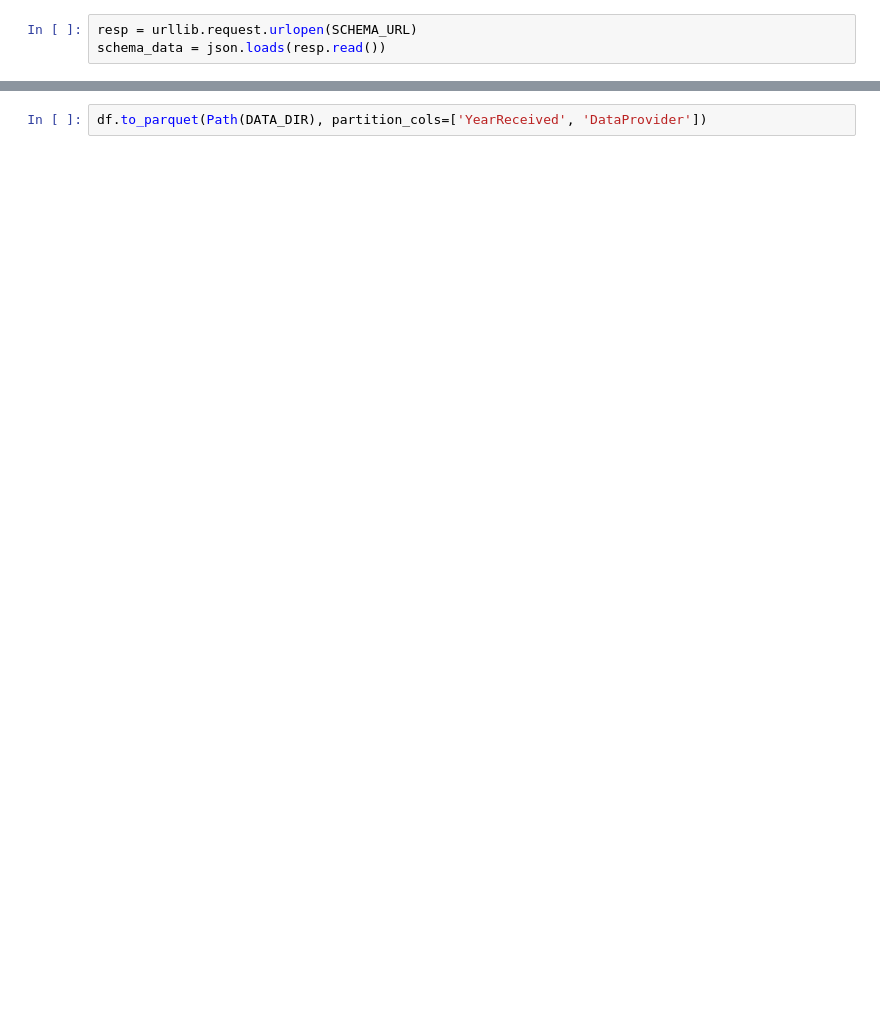
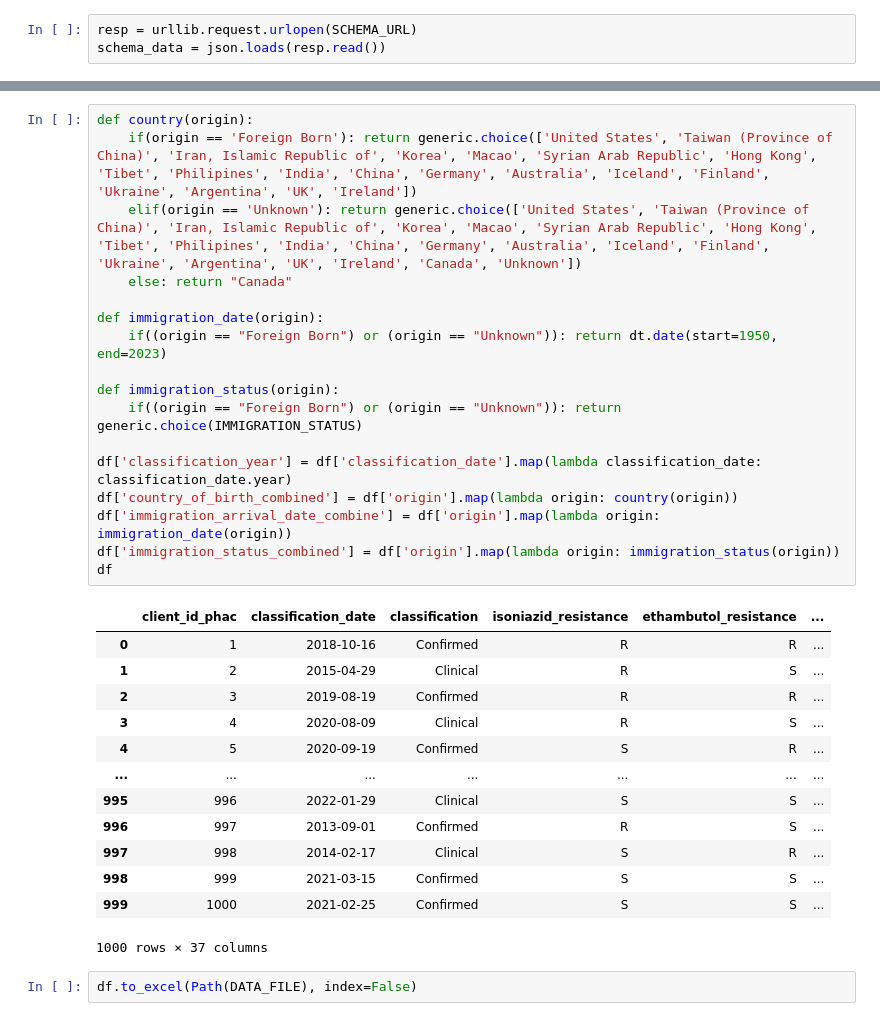
Before and after one commit to niranjan-ramesh/custom-images, a Jupyter notebook: analytics-environment/generate-synthetic-data.ipynb, the cells around one changed output, grey strips where cells are left out. Saved outputs shown, nothing was run; the diff lists cells and outputs as text; blank space fills up the shorter version.

Commit message:
Add synthetic data generation for BC and transformation to Database format in Python with pysqldf

```diff
--- a/analytics-environment/generate-synthetic-data.ipynb
+++ b/analytics-environment/generate-synthetic-data.ipynb
@@ -67,2 +134,33 @@ df
+# %%
+def country(origin):
+    if(origin == 'Foreign Born'): return generic.choice(['United States', 'Taiwan (Province of China)', 'Iran, Islamic Republic of', 'Korea', 'Macao', 'Syrian Arab Republic', 'Hong Kong', 'Tibet', 'Philipines', 'India', 'China', 'Germany', 'Australia', 'Iceland', 'Finland', 'Ukraine', 'Argentina', 'UK', 'Ireland'])
+    elif(origin == 'Unknown'): return generic.choice(['United States', 'Taiwan (Province of China)', 'Iran, Islamic Republic of', 'Korea', 'Macao', 'Syrian Arab Republic', 'Hong Kong', 'Tibet', 'Philipines', 'India', 'China', 'Germany', 'Australia', 'Iceland', 'Finland', 'Ukraine', 'Argentina', 'UK', 'Ireland', 'Canada', 'Unknown'])
+    else: return "Canada"
+
+def immigration_date(origin):
+    if((origin == "Foreign Born") or (origin == "Unknown")): return dt.date(start=1950, end=2023)
+
+def immigration_status(origin):
+    if((origin == "Foreign Born") or (origin == "Unknown")): return generic.choice(IMMIGRATION_STATUS)
+
+df['classification_year'] = df['classification_date'].map(lambda classification_date: classification_date.year)
+df['country_of_birth_combined'] = df['origin'].map(lambda origin: country(origin))
+df['immigration_arrival_date_combine'] = df['origin'].map(lambda origin: immigration_date(origin))
+df['immigration_status_combined'] = df['origin'].map(lambda origin: immigration_status(origin))
+df
+# %% [output]
+|  | client_id_phac | classification_date | classification | isoniazid_resistance | ethambutol_resistance | ... |
+| 0 | 1 | 2018-10-16 | Confirmed | R | R | ... |
+| 1 | 2 | 2015-04-29 | Clinical | R | S | ... |
+| 2 | 3 | 2019-08-19 | Confirmed | R | R | ... |
+| 3 | 4 | 2020-08-09 | Clinical | R | S | ... |
+| 4 | 5 | 2020-09-19 | Confirmed | S | R | ... |
+| ... | ... | ... | ... | ... | ... | ... |
+| 995 | 996 | 2022-01-29 | Clinical | S | S | ... |
+| 996 | 997 | 2013-09-01 | Confirmed | R | S | ... |
+| 997 | 998 | 2014-02-17 | Clinical | S | R | ... |
+| 998 | 999 | 2021-03-15 | Confirmed | S | S | ... |
+| 999 | 1000 | 2021-02-25 | Confirmed | S | S | ... |
+1000 rows × 37 columns
 # %%
-df.to_parquet(Path(DATA_DIR), partition_cols=['YearReceived', 'DataProvider'])
+df.to_excel(Path(DATA_FILE), index=False)
```
Also changed, not shown: parts of 6 cells of this notebook, 4 other files.
